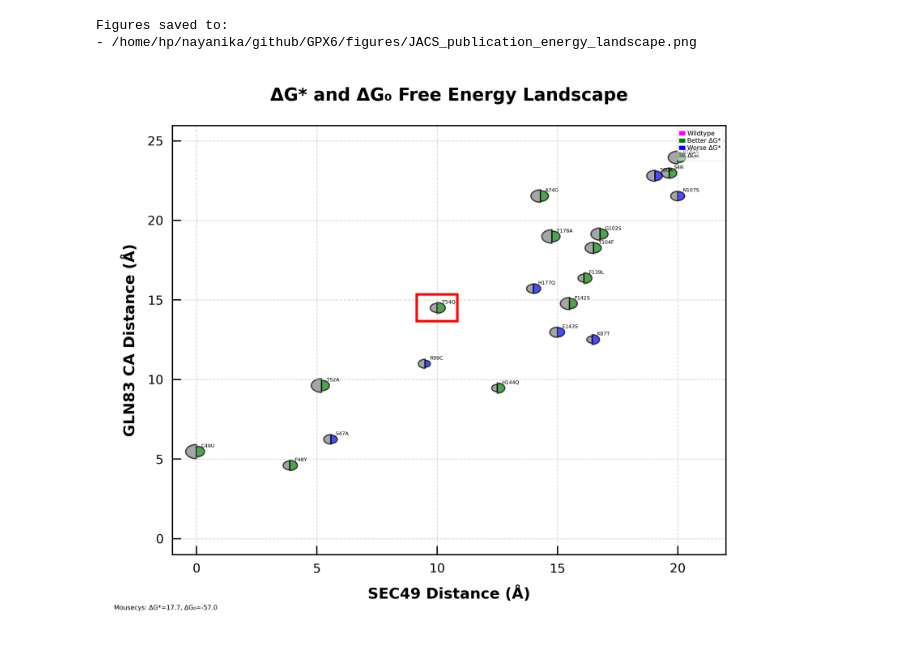
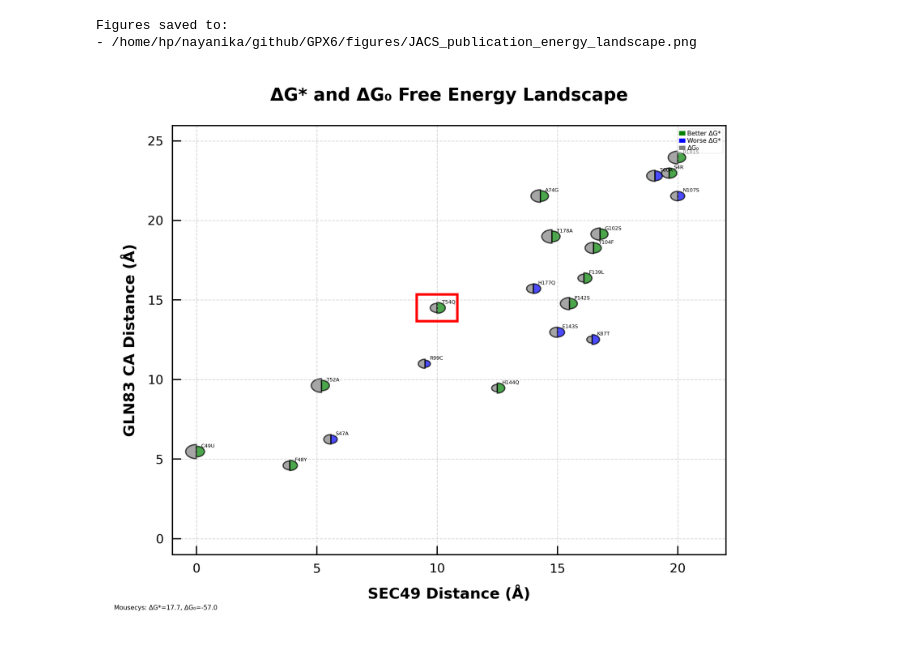
Before and after one commit to ND7996/GPX6, a Jupyter notebook: analysis/scatterplot_energy.ipynb, the cells around one changed output. Drawn from its saved outputs; the diff is of its cells as text; code cells hidden in the pictures.

```diff
--- a/analysis/scatterplot_energy.ipynb
+++ b/analysis/scatterplot_energy.ipynb
@@ -22,7 +22,6 @@ os.makedirs(save_dir, exist_ok=True)
 
 # Define dataset with distances and free energy values
 mutants = [
-    #{"name": "mousecys", "sec49_distance": 0.0, "ca_distance": 5.47, "dg_star": 17.68, "dg0": -56.96},
     {"name": "C49U", "sec49_distance": 0.0, "ca_distance": 5.47, "dg_star": 14.84, "dg0": -62.60},
     {"name": "F48Y", "sec49_distance": 3.88, "ca_distance": 4.60, "dg_star": 17.38, "dg0": -55.26},
     {"name": "S47A", "sec49_distance": 5.59, "ca_distance": 6.24, "dg_star": 21.57, "dg0": -56.18},
@@ -175,7 +174,6 @@ for sec_dist, ca_dist, label in zip(sec49_distances, ca_distances, mutant_labels
 
 # EXTREMELY COMPACT legend for all mutants
 legend_patches = [
-    mpatches.Patch(facecolor="magenta", label="Wildtype", linewidth=0.3),
     mpatches.Patch(facecolor="green", label="Better ΔG*", linewidth=0.3),
     mpatches.Patch(facecolor="blue", label="Worse ΔG*", linewidth=0.3),
     mpatches.Patch(facecolor="grey", label="ΔG₀", linewidth=0.3),
@@ -190,31 +188,31 @@ leg = ax.legend(
     framealpha=0.5,
     handlelength=1.0,  # Shorter legend keys
     handletextpad=0.3,  # Less space between handle and text
     borderpad=0.3,      # Less border padding
     labelspacing=0.2    # Less space between legend entries
 )
 leg.get_frame().set_linewidth(0.2)
 
 # Add mousecys threshold annotation - tiny and compact
 threshold_text = f"Mousecys: ΔG*={mousecys_dg_star:.1f}, ΔG₀={mousecys_dg0:.1f}"
 plt.figtext(0.01, 0.01, threshold_text, fontsize=2.5, ha="left")
 
 # Set aspect ratio to be wider - FORCE 'AUTO' to prevent equal aspect ratio
 ax.set_aspect('auto')
 
 # Tighter layout for publication
 plt.tight_layout()
 
 # Save plot in high resolution to specified directory
 png_path = os.path.join(save_dir, "JACS_publication_energy_landscape.png")
 
 plt.savefig(png_path, dpi=600, bbox_inches="tight", transparent=True)
 
 print(f"Figures saved to:")
 print(f"- {png_path}")
 
 plt.show()
 # %% [output]
 Figures saved to:
 - /home/hp/nayanika/github/GPX6/figures/JACS_publication_energy_landscape.png
-[figure, old version]
+[figure, new version]
```
Also changed, not shown: parts of 2 cells of this notebook, 7 other files.
